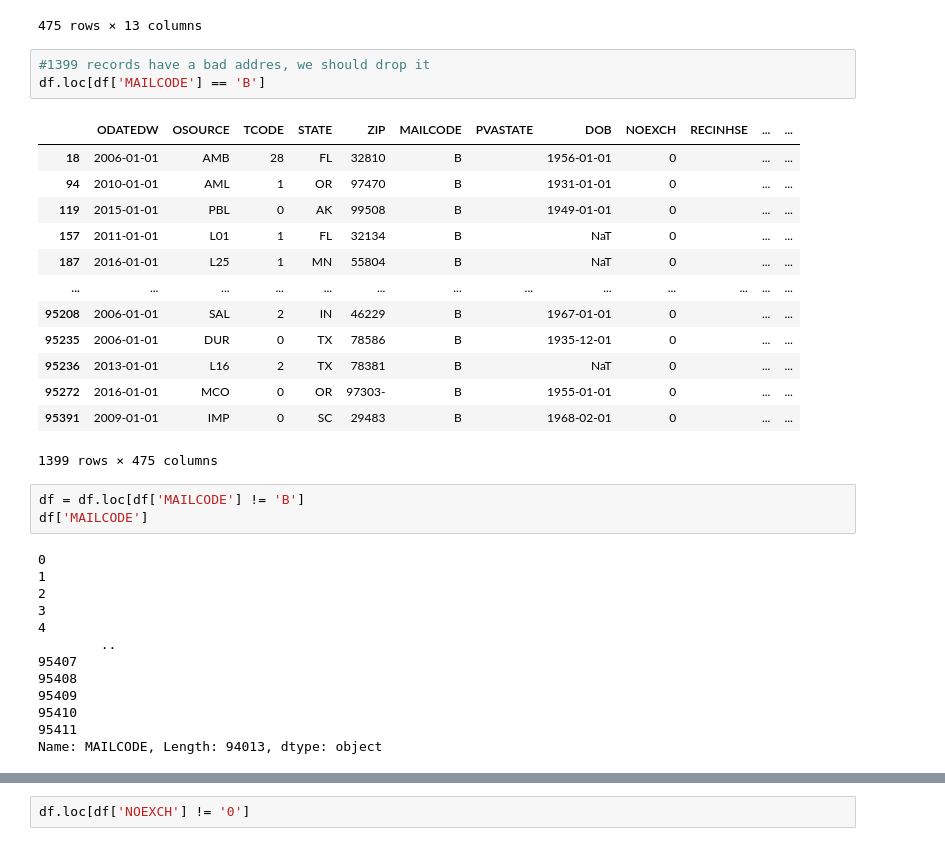
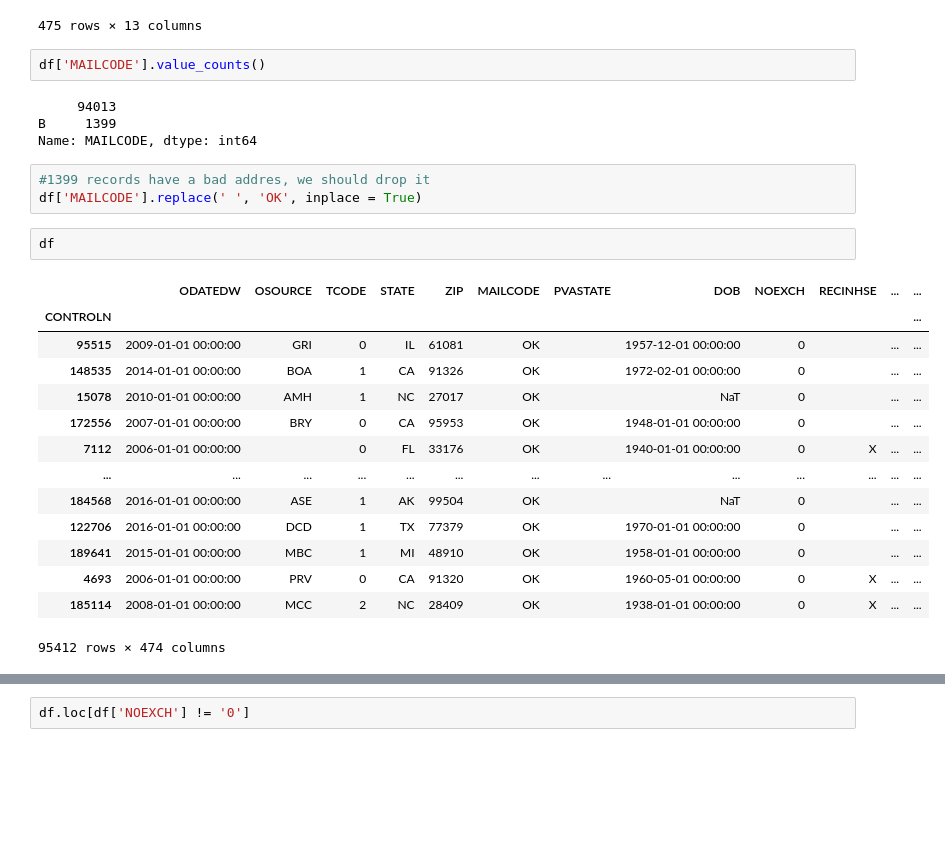
Before and after one commit to fredericosantos/ims_DM_Project, a Jupyter notebook: Vasco_DM.ipynb, the cells around one changed output, grey strips where cells are left out. Saved outputs shown, nothing was run; the diff lists cells and outputs as text; blank space fills up the shorter version.

```diff
--- a/Vasco_DM.ipynb
+++ b/Vasco_DM.ipynb
@@ -202,36 +206,29 @@ df.describe(include="all").T
 | MDMAUD_A | 95412 | 5 | X | 95118 | NaT | NaT | NaN | NaN | NaN | NaN | NaN | ... |
 | GEOCODE2 | 95280 | 5 | A | 34484 | NaT | NaT | NaN | NaN | NaN | NaN | NaN | ... |
 475 rows × 13 columns
+# %%
+df['MAILCODE'].value_counts()
+# %% [output]
+     94013
+B     1399
+Name: MAILCODE, dtype: int64
 # %%
 #1399 records have a bad addres, we should drop it
-df.loc[df['MAILCODE'] == 'B']
+df['MAILCODE'].replace(' ', 'OK', inplace = True)
-# %% [output]
-|  | ODATEDW | OSOURCE | TCODE | STATE | ZIP | MAILCODE | PVASTATE | DOB | NOEXCH | RECINHSE | ... | ... |
-| 18 | 2006-01-01 | AMB | 28 | FL | 32810 | B |  | 1956-01-01 | 0 |  | ... | ... |
-| 94 | 2010-01-01 | AML | 1 | OR | 97470 | B |  | 1931-01-01 | 0 |  | ... | ... |
-| 119 | 2015-01-01 | PBL | 0 | AK | 99508 | B |  | 1949-01-01 | 0 |  | ... | ... |
-| 157 | 2011-01-01 | L01 | 1 | FL | 32134 | B |  | NaT | 0 |  | ... | ... |
-| 187 | 2016-01-01 | L25 | 1 | MN | 55804 | B |  | NaT | 0 |  | ... | ... |
-| ... | ... | ... | ... | ... | ... | ... | ... | ... | ... | ... | ... | ... |
-| 95208 | 2006-01-01 | SAL | 2 | IN | 46229 | B |  | 1967-01-01 | 0 |  | ... | ... |
-| 95235 | 2006-01-01 | DUR | 0 | TX | 78586 | B |  | 1935-12-01 | 0 |  | ... | ... |
-| 95236 | 2013-01-01 | L16 | 2 | TX | 78381 | B |  | NaT | 0 |  | ... | ... |
-| 95272 | 2016-01-01 | MCO | 0 | OR | 97303- | B |  | 1955-01-01 | 0 |  | ... | ... |
-| 95391 | 2009-01-01 | IMP | 0 | SC | 29483 | B |  | 1968-02-01 | 0 |  | ... | ... |
-1399 rows × 475 columns
-# %%
-df = df.loc[df['MAILCODE'] != 'B']
-df['MAILCODE']
-# %% [output]
-0
-1
-2
-3
-4
-        ..
-95407
-95408
-95409
-95410
-95411
-Name: MAILCODE, Length: 94013, dtype: object
+# %%
+df
+# %% [output]
+|  | ODATEDW | OSOURCE | TCODE | STATE | ZIP | MAILCODE | PVASTATE | DOB | NOEXCH | RECINHSE | ... | ... |
+| CONTROLN |  |  |  |  |  |  |  |  |  |  |  | ... |
+| 95515 | 2009-01-01 00:00:00 | GRI | 0 | IL | 61081 | OK |  | 1957-12-01 00:00:00 | 0 |  | ... | ... |
+| 148535 | 2014-01-01 00:00:00 | BOA | 1 | CA | 91326 | OK |  | 1972-02-01 00:00:00 | 0 |  | ... | ... |
+| 15078 | 2010-01-01 00:00:00 | AMH | 1 | NC | 27017 | OK |  | NaT | 0 |  | ... | ... |
+| 172556 | 2007-01-01 00:00:00 | BRY | 0 | CA | 95953 | OK |  | 1948-01-01 00:00:00 | 0 |  | ... | ... |
+| 7112 | 2006-01-01 00:00:00 |  | 0 | FL | 33176 | OK |  | 1940-01-01 00:00:00 | 0 | X | ... | ... |
+| ... | ... | ... | ... | ... | ... | ... | ... | ... | ... | ... | ... | ... |
+| 184568 | 2016-01-01 00:00:00 | ASE | 1 | AK | 99504 | OK |  | NaT | 0 |  | ... | ... |
+| 122706 | 2016-01-01 00:00:00 | DCD | 1 | TX | 77379 | OK |  | 1970-01-01 00:00:00 | 0 |  | ... | ... |
+| 189641 | 2015-01-01 00:00:00 | MBC | 1 | MI | 48910 | OK |  | 1958-01-01 00:00:00 | 0 |  | ... | ... |
+| 4693 | 2006-01-01 00:00:00 | PRV | 0 | CA | 91320 | OK |  | 1960-05-01 00:00:00 | 0 | X | ... | ... |
+| 185114 | 2008-01-01 00:00:00 | MCC | 2 | NC | 28409 | OK |  | 1938-01-01 00:00:00 | 0 | X | ... | ... |
+95412 rows × 474 columns
```
Also changed, not shown: parts of 27 cells of this notebook.
